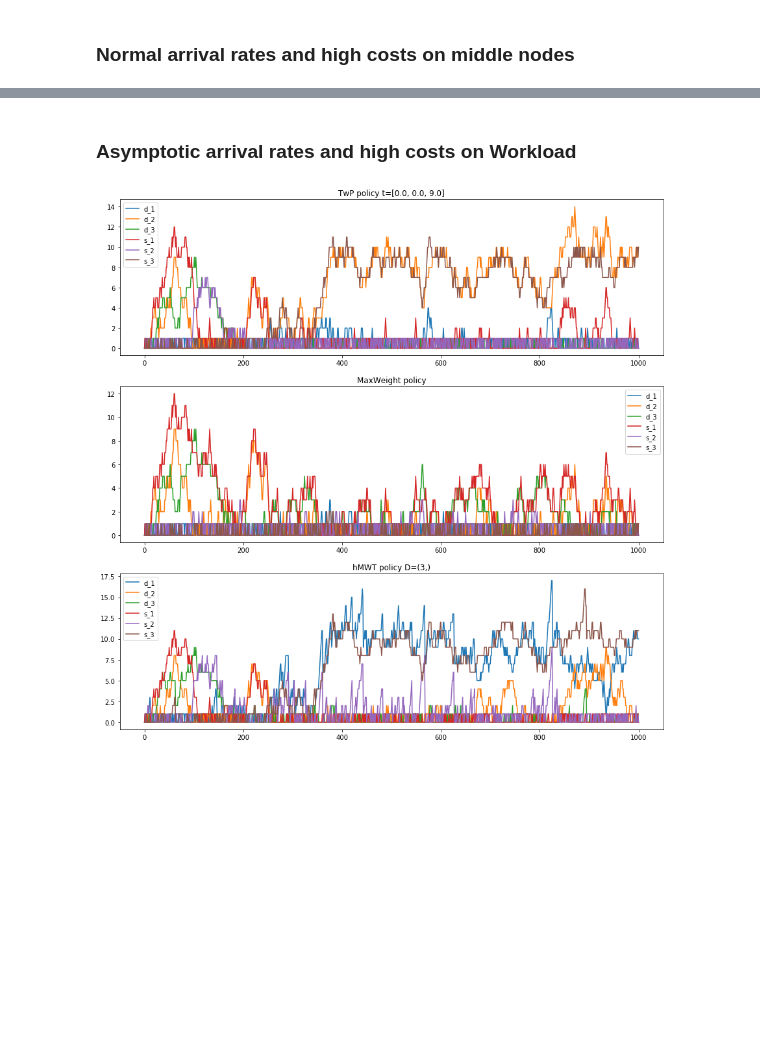
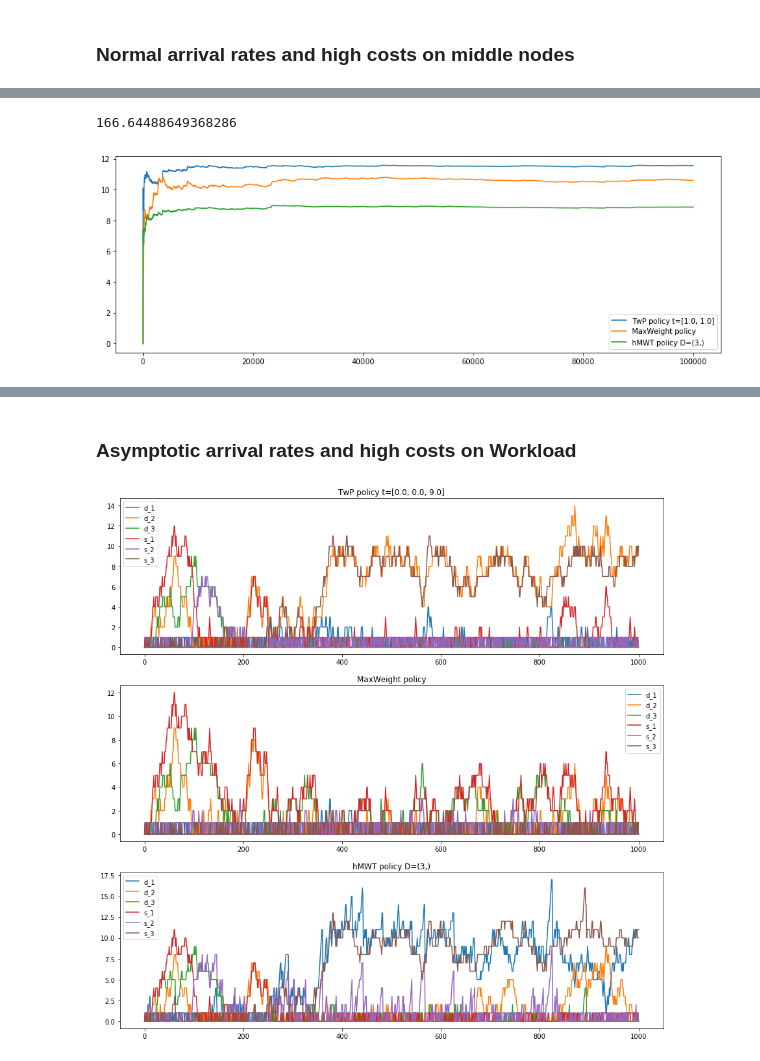
Before and after one commit to ArnaudCadas/DynamicMatchingModel, a Jupyter notebook: TestPolicies.ipynb, the cells around one changed output, grey strips where cells are left out. Saved outputs shown, nothing was run; the diff lists cells and outputs as text; code cells hidden in the pictures; blank space fills up the shorter version.

```diff
--- a/TestPolicies.ipynb
+++ b/TestPolicies.ipynb
@@ -931,0 +947,8 @@ print(time.time()-t)
+# %%
+t = time.time()
+N = 100000
+c, x = test_model.average_cost(N,P,plot=True)
+print(time.time()-t)
+# %% [output]
+166.64488649368286
+[figure, added]
```
Also changed, not shown: parts of 13 cells of this notebook.
